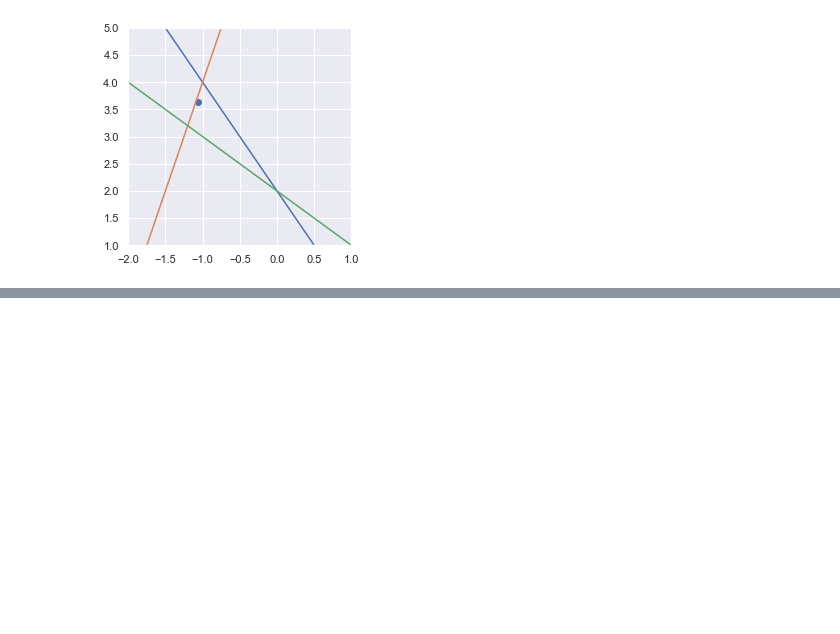
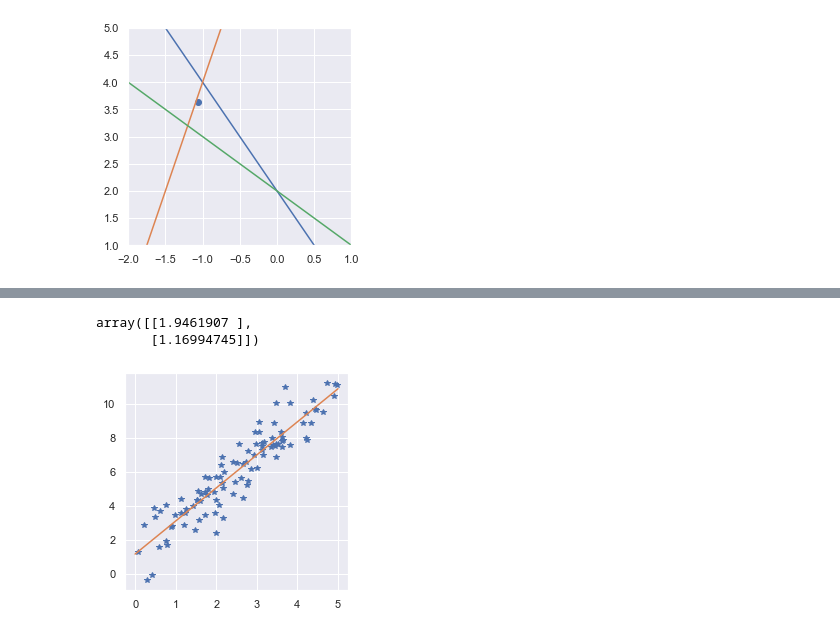
Before and after one commit to GAnagno/Dimensionality-Reduction, a Jupyter notebook: Moore-Penrose Pseudoinverse.ipynb, the cells around one changed output, grey strips where cells are left out. Drawn from its saved outputs; the diff is of its cells as text; code cells hidden in the pictures; blank space fills up the shorter version.

```diff
--- a/Moore-Penrose Pseudoinverse.ipynb
+++ b/Moore-Penrose Pseudoinverse.ipynb
@@ -125,0 +177,10 @@ plt.show()
+# %%
+np.random.seed(123)
+x = 5*np.random.rand(100)
+y = 2*x + 1 + np.random.randn(100)
+
+x = x.reshape(100, 1)
+y = y.reshape(100, 1)
+# %%
+A = np.hstack((x, np.ones(np.shape(x))))
+print(A[:10])
@@ -125,0 +198,16 @@ plt.show()
+# %%
+A_plus = np.linalg.pinv(A)
+coefs = A_plus.dot(y)
+coefs
+# %% [output]
+array([[1.9461907 ],
+       [1.16994745]])
+# %%
+x_line = np.linspace(0, 5, 1000)
+y_line = coefs[0]*x_line + coefs[1]
+
+plt.plot(x, y, '*')
+plt.plot(x_line, y_line)
+plt.show()
+# %% [output]
+[figure, added]
```
Also changed, not shown: parts of 7 cells of this notebook.
